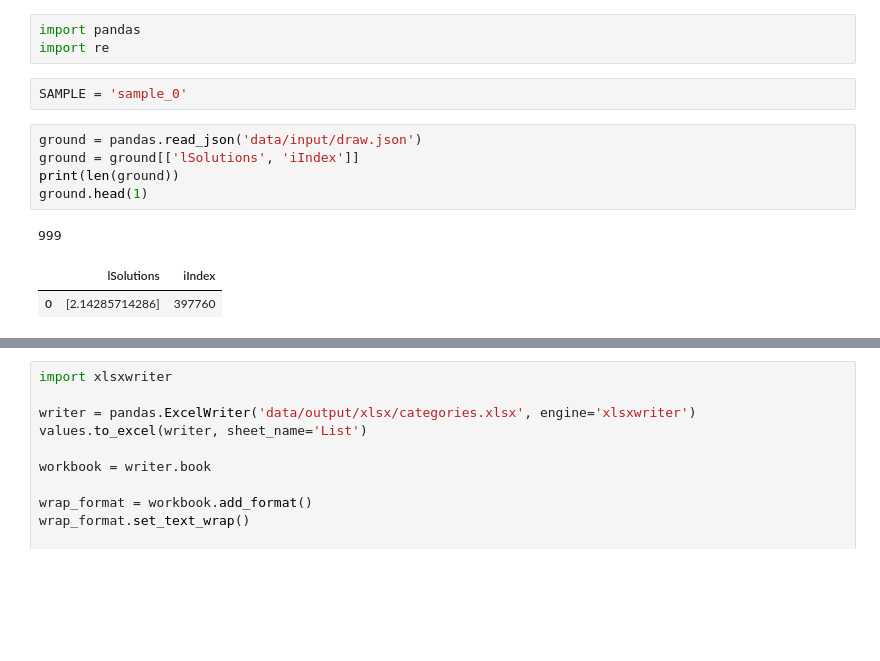
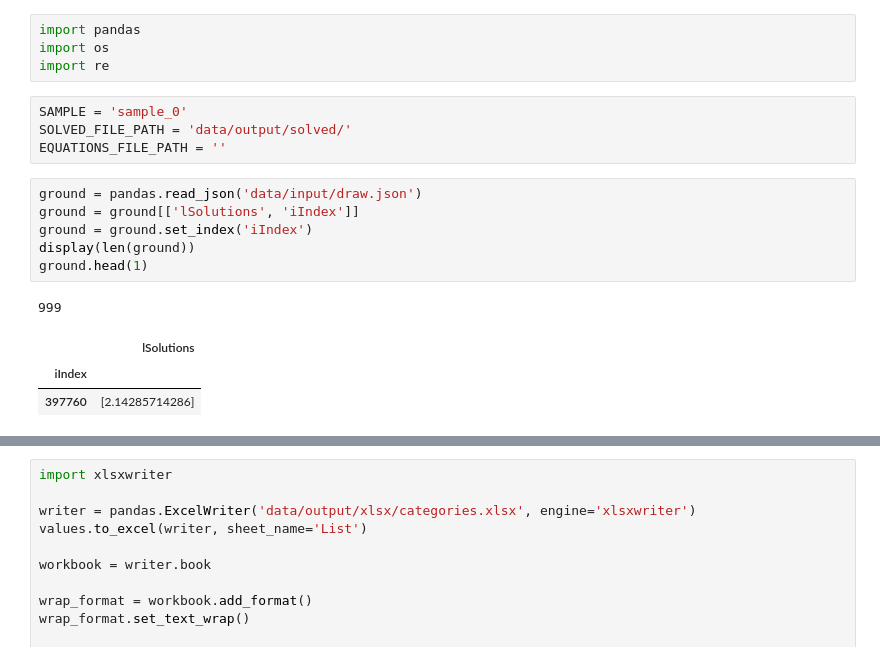
Before and after one commit to hwelsters/internal-consistency, a Jupyter notebook: 06-03-2023/categorize.ipynb, the cells around one changed output, grey strips where cells are left out. Saved outputs shown, nothing was run; the diff lists cells and outputs as text; blank space fills up the shorter version.

```diff
--- a/06-03-2023/categorize.ipynb
+++ b/06-03-2023/categorize.ipynb
@@ -1,14 +1,19 @@
 # %%
 import pandas
+import os
 import re
-# %%
-SAMPLE = 'sample_0'
+# %%
+SAMPLE = 'sample_0'
+SOLVED_FILE_PATH = 'data/output/solved/'
+EQUATIONS_FILE_PATH = ''
 # %%
 ground = pandas.read_json('data/input/draw.json')
 ground = ground[['lSolutions', 'iIndex']]
-print(len(ground))
+ground = ground.set_index('iIndex')
+display(len(ground))
 ground.head(1)
 # %% [output]
 999
-|  | lSolutions | iIndex |
-| 0 | [2.14285714286] | 397760 |
+|  | lSolutions |
+| iIndex |  |
+| 397760 | [2.14285714286] |
```
Also changed, not shown: parts of 8 cells of this notebook, 2 other files.
